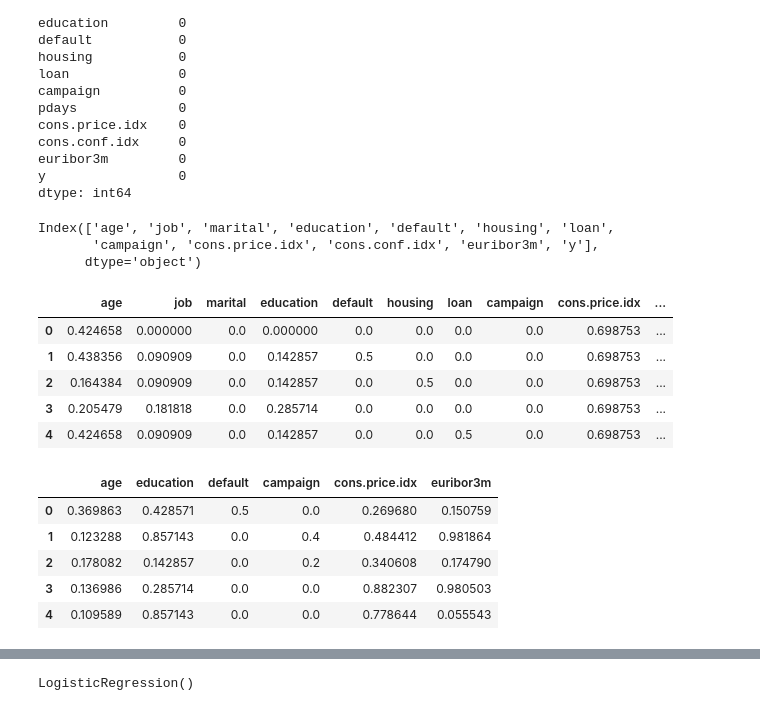
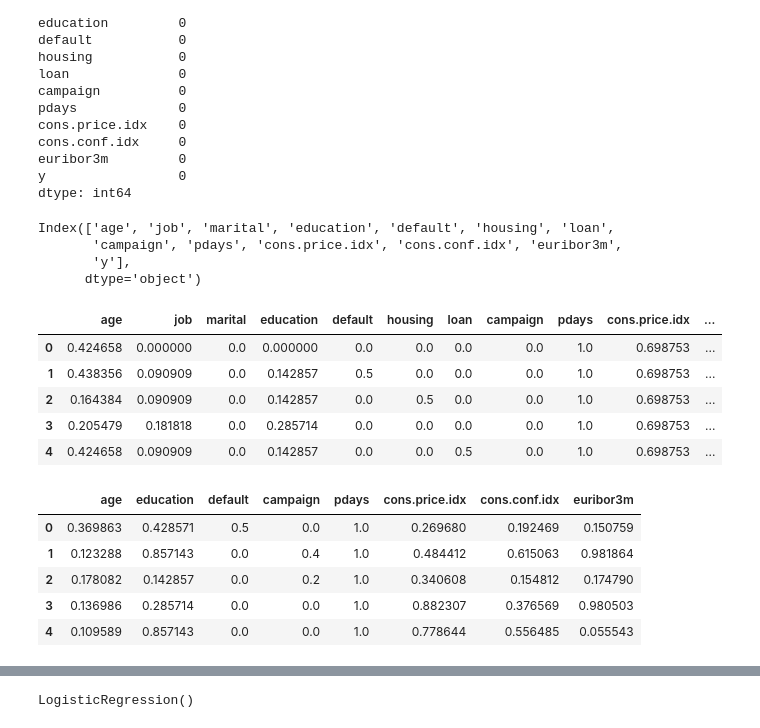
Before and after one commit to bartowen/mi_primer_model_ml, a Jupyter notebook: src/explore.ipynb, the cells around one changed output, grey strips where cells are left out. Drawn from its saved outputs; the diff is of its cells as text; code cells hidden in the pictures.

Commit message:
tasa de conversion modelo vs antes

```diff
--- a/src/explore.ipynb
+++ b/src/explore.ipynb
@@ -661,34 +661,35 @@ dtype: int64
 # %%
 #Vamos a drop pdays, revisando la data, es un dato que no es relevante para y es redundante con Campaña.
 
-df.drop(['pdays'], axis=1, inplace=True)
+# df.drop(['pdays'], axis=1, inplace=False)
 # %%
 df.columns
 # %% [output]
 Index(['age', 'job', 'marital', 'education', 'default', 'housing', 'loan',
-       'campaign', 'cons.price.idx', 'cons.conf.idx', 'euribor3m', 'y'],
+       'campaign', 'pdays', 'cons.price.idx', 'cons.conf.idx', 'euribor3m',
+       'y'],
       dtype='object')
 # %%
 # Escalar caracteristicas
 
 from sklearn.preprocessing import MinMaxScaler
 
-variables = ['age', 'job', 'marital', 'education', 'default', 'housing', 'loan', 'campaign', 'cons.price.idx', 'cons.conf.idx', 'euribor3m', 'y']
+variables = ['age', 'job', 'marital', 'education', 'default', 'housing', 'loan', 'campaign','pdays','cons.price.idx', 'cons.conf.idx', 'euribor3m', 'y']
 
 scaler = MinMaxScaler()
 
 caracteristicas_escaladas = scaler.fit_transform(df[variables])
 
 df_escalado = pd.DataFrame(caracteristicas_escaladas, index=df.index, columns= variables)
 
 df_escalado.head()
 # %% [output]
-|  | age | job | marital | education | default | housing | loan | campaign | cons.price.idx | ... |
-| 0 | 0.424658 | 0.000000 | 0.0 | 0.000000 | 0.0 | 0.0 | 0.0 | 0.0 | 0.698753 | ... |
-| 1 | 0.438356 | 0.090909 | 0.0 | 0.142857 | 0.5 | 0.0 | 0.0 | 0.0 | 0.698753 | ... |
-| 2 | 0.164384 | 0.090909 | 0.0 | 0.142857 | 0.0 | 0.5 | 0.0 | 0.0 | 0.698753 | ... |
-| 3 | 0.205479 | 0.181818 | 0.0 | 0.285714 | 0.0 | 0.0 | 0.0 | 0.0 | 0.698753 | ... |
-| 4 | 0.424658 | 0.090909 | 0.0 | 0.142857 | 0.0 | 0.0 | 0.5 | 0.0 | 0.698753 | ... |
+|  | age | job | marital | education | default | housing | loan | campaign | pdays | cons.price.idx | ... |
+| 0 | 0.424658 | 0.000000 | 0.0 | 0.000000 | 0.0 | 0.0 | 0.0 | 0.0 | 1.0 | 0.698753 | ... |
+| 1 | 0.438356 | 0.090909 | 0.0 | 0.142857 | 0.5 | 0.0 | 0.0 | 0.0 | 1.0 | 0.698753 | ... |
+| 2 | 0.164384 | 0.090909 | 0.0 | 0.142857 | 0.0 | 0.5 | 0.0 | 0.0 | 1.0 | 0.698753 | ... |
+| 3 | 0.205479 | 0.181818 | 0.0 | 0.285714 | 0.0 | 0.0 | 0.0 | 0.0 | 1.0 | 0.698753 | ... |
+| 4 | 0.424658 | 0.090909 | 0.0 | 0.142857 | 0.0 | 0.0 | 0.5 | 0.0 | 1.0 | 0.698753 | ... |
 # %%
 #Selección de caracteristicas
 
@@ -702,7 +703,7 @@ y = df_escalado['y']
 
 X_train, X_test, y_train, y_test = train_test_split(X,y,test_size=0.2, random_state= 42)
 
-modelo_seleccion = SelectKBest(chi2, k=6)
+modelo_seleccion = SelectKBest(chi2, k=8)
 modelo_seleccion.fit(X_train, y_train)
 ix = modelo_seleccion.get_support()
 
@@ -711,12 +712,12 @@ X_test_sel = pd.DataFrame(modelo_seleccion.transform(X_test),columns=X_test.colu
 
 X_train_sel.head()
 # %% [output]
-|  | age | education | default | campaign | cons.price.idx | euribor3m |
-| 0 | 0.369863 | 0.428571 | 0.5 | 0.0 | 0.269680 | 0.150759 |
-| 1 | 0.123288 | 0.857143 | 0.0 | 0.4 | 0.484412 | 0.981864 |
-| 2 | 0.178082 | 0.142857 | 0.0 | 0.2 | 0.340608 | 0.174790 |
-| 3 | 0.136986 | 0.285714 | 0.0 | 0.0 | 0.882307 | 0.980503 |
-| 4 | 0.109589 | 0.857143 | 0.0 | 0.0 | 0.778644 | 0.055543 |
+|  | age | education | default | campaign | pdays | cons.price.idx | cons.conf.idx | euribor3m |
+| 0 | 0.369863 | 0.428571 | 0.5 | 0.0 | 1.0 | 0.269680 | 0.192469 | 0.150759 |
+| 1 | 0.123288 | 0.857143 | 0.0 | 0.4 | 1.0 | 0.484412 | 0.615063 | 0.981864 |
+| 2 | 0.178082 | 0.142857 | 0.0 | 0.2 | 1.0 | 0.340608 | 0.154812 | 0.174790 |
+| 3 | 0.136986 | 0.285714 | 0.0 | 0.0 | 1.0 | 0.882307 | 0.376569 | 0.980503 |
+| 4 | 0.109589 | 0.857143 | 0.0 | 0.0 | 1.0 | 0.778644 | 0.556485 | 0.055543 |
 # %%
 X_test_sel.head()
 # %% [output]
```
Also changed, not shown: parts of 6 cells of this notebook, 2 other files.
